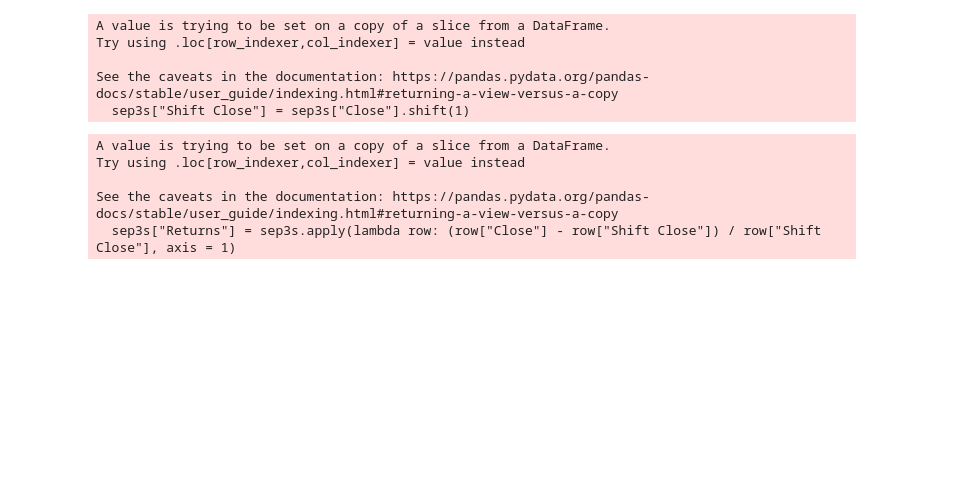
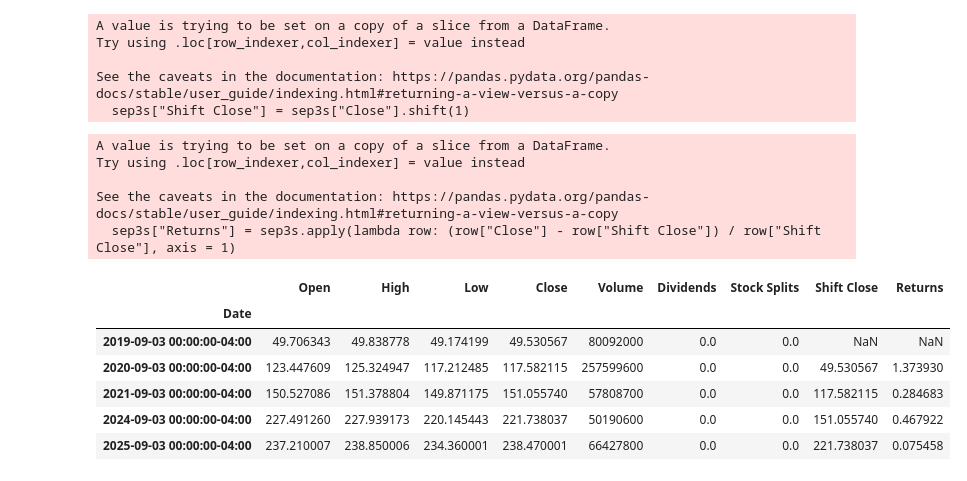
Before and after one commit to BorisBaros13/Merton, a Jupyter notebook: dow_jones_prep.ipynb, the cells around one changed output. Saved outputs shown, nothing was run; the diff lists cells and outputs as text; code cells hidden in the pictures; blank space fills up the shorter version.

```diff
--- a/dow_jones_prep.ipynb
+++ b/dow_jones_prep.ipynb
@@ -103,3 +102,13 @@ Try using .loc[row_indexer,col_indexer] = value instead
 
 See the caveats in the documentation: https://pandas.pydata.org/pandas-docs/stable/user_guide/indexing.html#returning-a-view-versus-a-copy
   sep3s["Returns"] = sep3s.apply(lambda row: (row["Close"] - row["Shift Close"]) / row["Shift Close"], axis = 1)
+# %%
+sep3s
+# %% [output]
+|  | Open | High | Low | Close | Volume | Dividends | Stock Splits | Shift Close | Returns |
+| Date |  |  |  |  |  |  |  |  |  |
+| 2019-09-03 00:00:00-04:00 | 49.706343 | 49.838778 | 49.174199 | 49.530567 | 80092000 | 0.0 | 0.0 | NaN | NaN |
+| 2020-09-03 00:00:00-04:00 | 123.447609 | 125.324947 | 117.212485 | 117.582115 | 257599600 | 0.0 | 0.0 | 49.530567 | 1.373930 |
+| 2021-09-03 00:00:00-04:00 | 150.527086 | 151.378804 | 149.871175 | 151.055740 | 57808700 | 0.0 | 0.0 | 117.582115 | 0.284683 |
+| 2024-09-03 00:00:00-04:00 | 227.491260 | 227.939173 | 220.145443 | 221.738037 | 50190600 | 0.0 | 0.0 | 151.055740 | 0.467922 |
+| 2025-09-03 00:00:00-04:00 | 237.210007 | 238.850006 | 234.360001 | 238.470001 | 66427800 | 0.0 | 0.0 | 221.738037 | 0.075458 |
```
Also changed, not shown: parts of 4 cells of this notebook.
